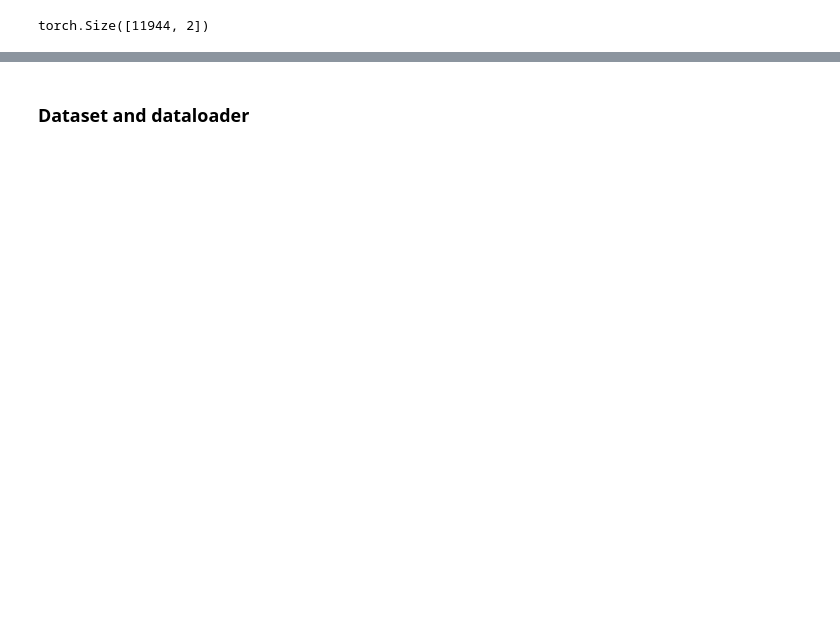
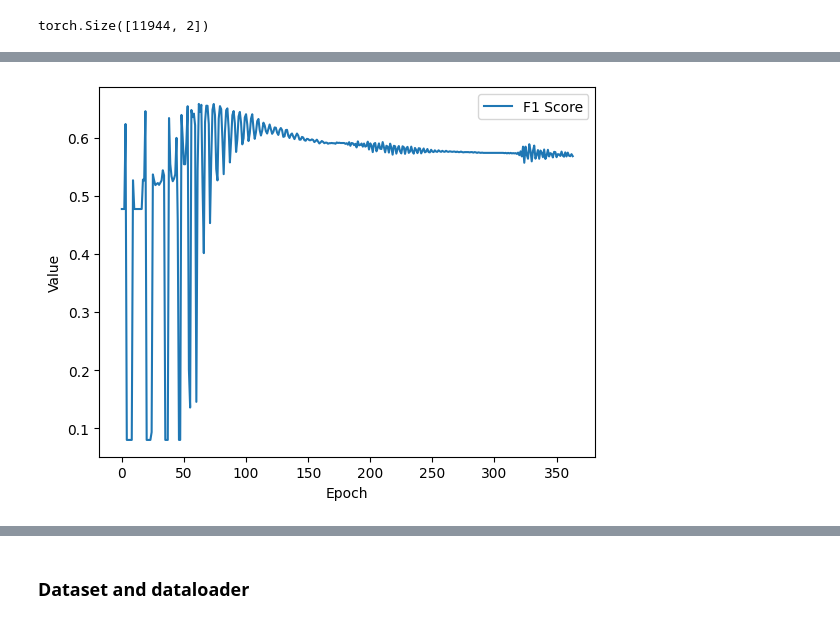
Before and after one commit to joanlafuente/SAE, a Jupyter notebook: Test_PyG.ipynb, the cells around one changed output, grey strips where cells are left out. Drawn from its saved outputs; the diff is of its cells as text; code cells hidden in the pictures; blank space fills up the shorter version.

```diff
--- a/Test_PyG.ipynb
+++ b/Test_PyG.ipynb
@@ -83,0 +188,8 @@ Device: cuda
+# %%
+plt.plot(f1_hist, label='F1 Score')
+plt.xlabel('Epoch')
+plt.ylabel('Value')
+plt.legend()
+plt.show()
+# %% [output]
+[figure, added]
```
Also changed, not shown: parts of 62 cells of this notebook, 2 other files.
